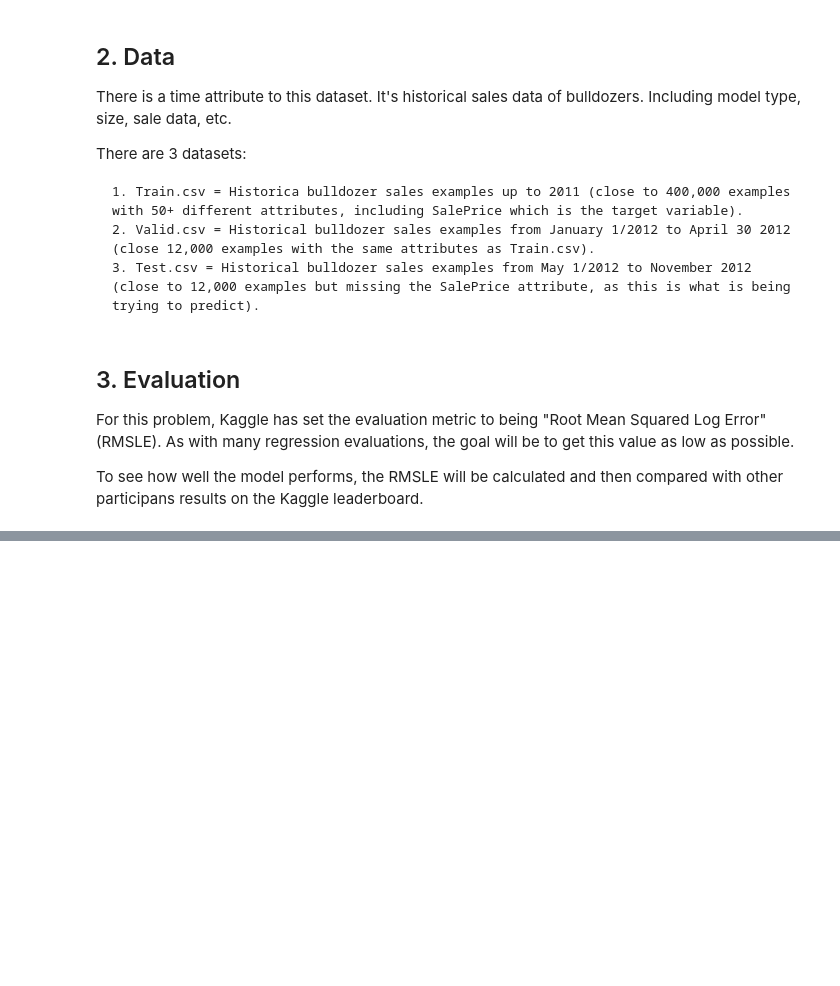
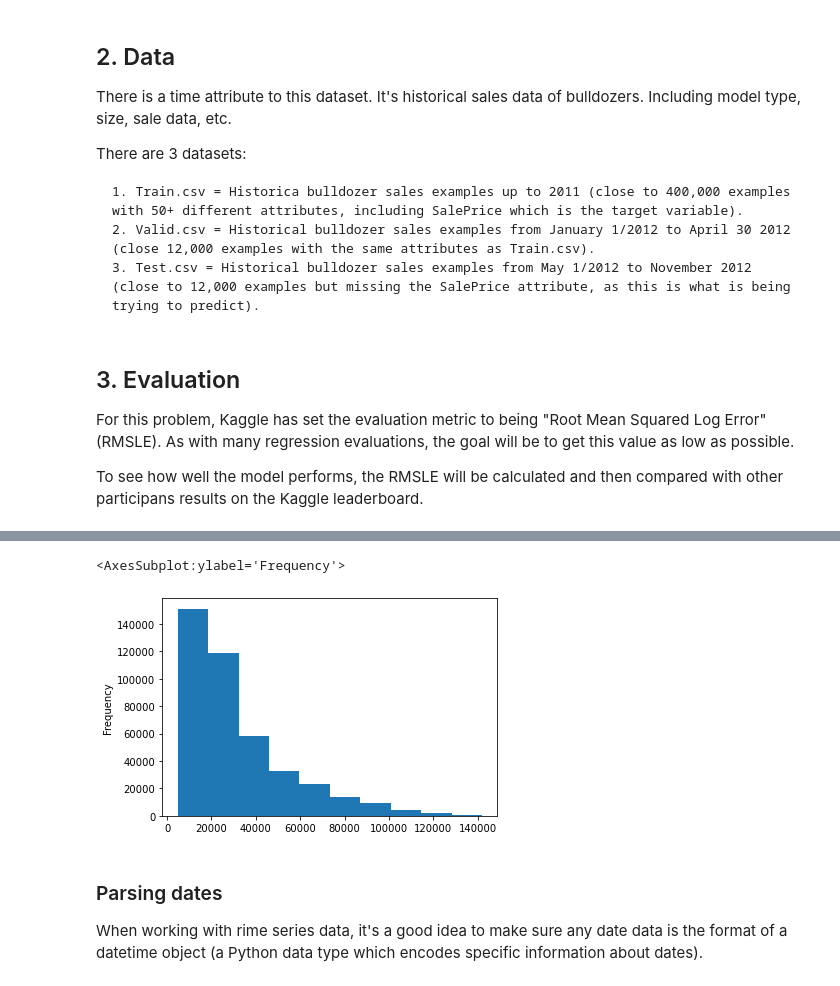
Before and after one commit to Axl11475581/Projects-Folder, a Jupyter notebook: Data Science & Machine Learning/Project 2 Time Series Data/Project 2 - Time Series Data.ipynb, the cells around one changed output, grey strips where cells are left out. Cells and saved outputs as stored; diff of their text form; code cells hidden in the pictures; blank space fills up the shorter version.

```diff
--- a/Data Science & Machine Learning/Project 2 Time Series Data/Project 2 - Time Series Data.ipynb
+++ b/Data Science & Machine Learning/Project 2 Time Series Data/Project 2 - Time Series Data.ipynb
@@ -28,0 +67,9 @@ To see how well the model performs, the RMSLE will be calculated and then compar
+# %%
+df.SalePrice.plot.hist()
+# %% [output]
+<AxesSubplot:ylabel='Frequency'>
+[figure, added]
+# %% [markdown]
+### Parsing dates
+
+When working with rime series data, it's a good idea to make sure any date data is the format of a datetime object (a Python data type which encodes specific information about dates).
```
Also changed, not shown: parts of 8 cells of this notebook.
